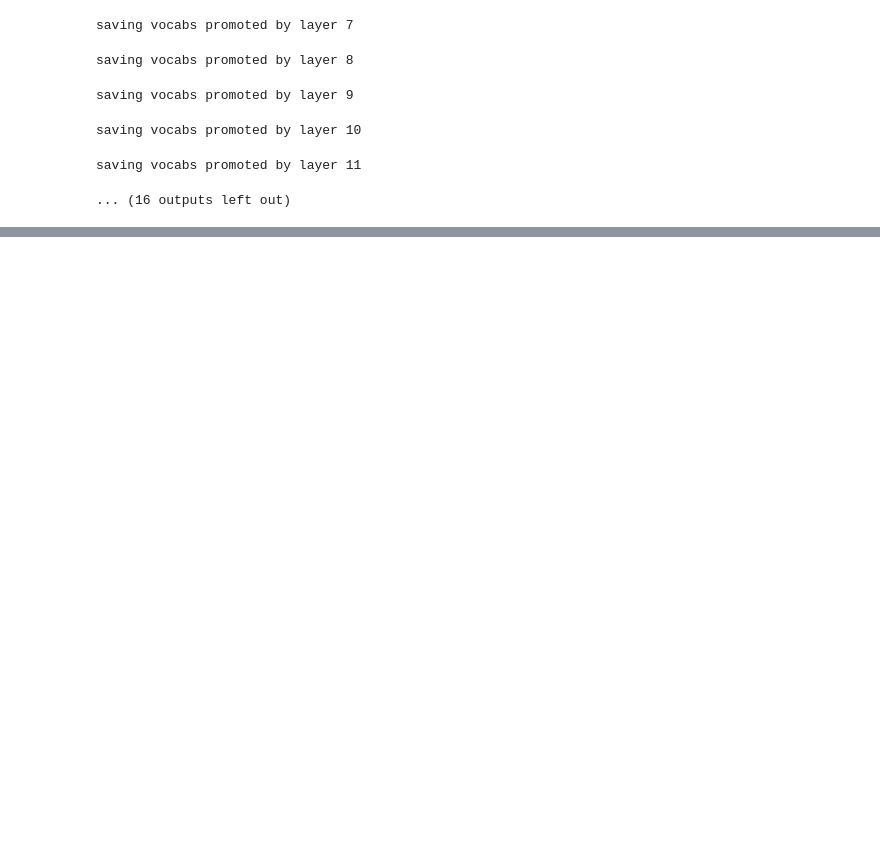
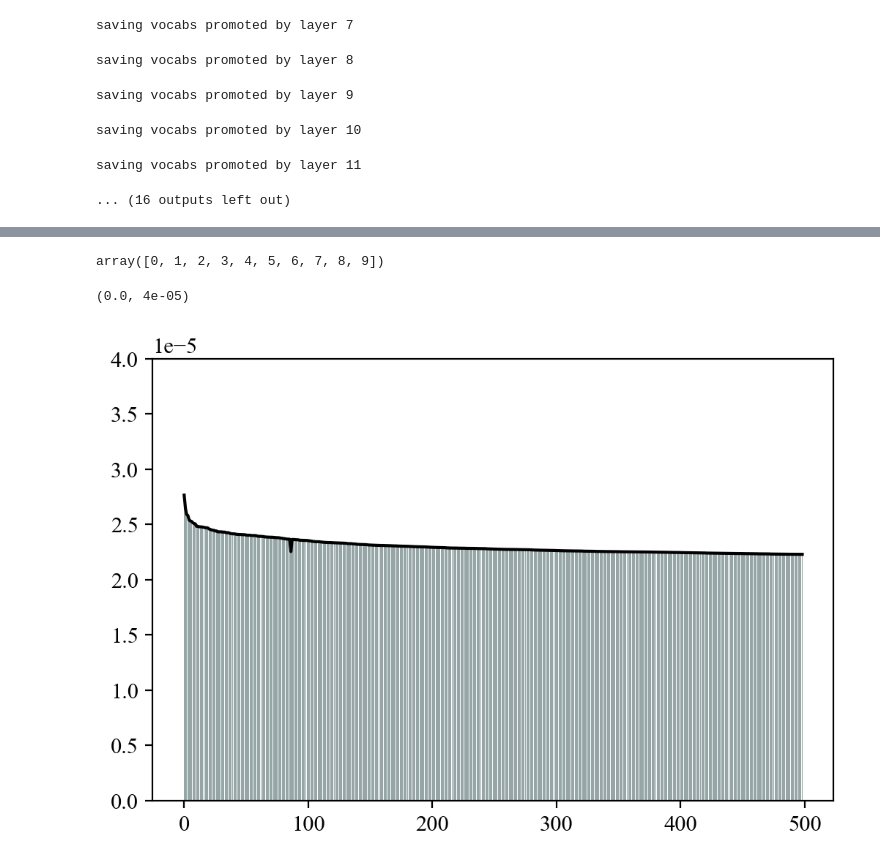
Before and after one commit to arnab-api/Lightweight_Finetuning, a Jupyter notebook: Approach_1__GPT_Driving.ipynb, the cells around one changed output, grey strips where cells are left out. Cells and saved outputs as stored; diff of their text form; code cells hidden in the pictures; blank space fills up the shorter version.

```diff
--- a/Approach_1__GPT_Driving.ipynb
+++ b/Approach_1__GPT_Driving.ipynb
@@ -106,0 +112,36 @@ saving vocabs promoted by layer 11
+# %%
+with open(f"Saved_weights/fc_out_vocab/layer_{layer}.json") as f:
+    res = json.load(f)
+# %%
+import matplotlib.pyplot as plt
+
+plt.rcParams["figure.dpi"] = 200
+plt.rcParams["font.family"] = "Times New Roman"
+
+SMALL_SIZE = 11
+MEDIUM_SIZE = 15
+BIGGER_SIZE = 16
+
+plt.rc("font", size=SMALL_SIZE)  # controls default text sizes
+plt.rc("axes", titlesize=BIGGER_SIZE)  # fontsize of the axes title
+plt.rc("axes", labelsize=MEDIUM_SIZE)  # fontsize of the x and y labels
+plt.rc("xtick", labelsize=SMALL_SIZE)  # fontsize of the tick labels
+plt.rc("ytick", labelsize=SMALL_SIZE)  # fontsize of the tick labels
+plt.rc("legend", fontsize=SMALL_SIZE)  # legend fontsize
+plt.rc("figure", titlesize=BIGGER_SIZE)  # fontsize of the figure title
+# %%
+dist = [proba['p'] for key, proba in res[f'column_{column}'].items()]
+# %%
+import numpy as np
+
+np.arange(10)
+# %% [output]
+array([0, 1, 2, 3, 4, 5, 6, 7, 8, 9])
+# %%
+plt.bar(np.arange(len(dist)),  dist, alpha = 0.5, color = 'darkslategray')
+plt.plot(np.arange(len(dist)),  dist, alpha = 1, color = 'black')
+plt.gca().set_ylim(bottom=0, top = 4e-5)
+plt.ylabel()
+# %% [output]
+(0.0, 4e-05)
+[figure, added]
```
Also changed, not shown: parts of 3 cells of this notebook, 9 other files.
